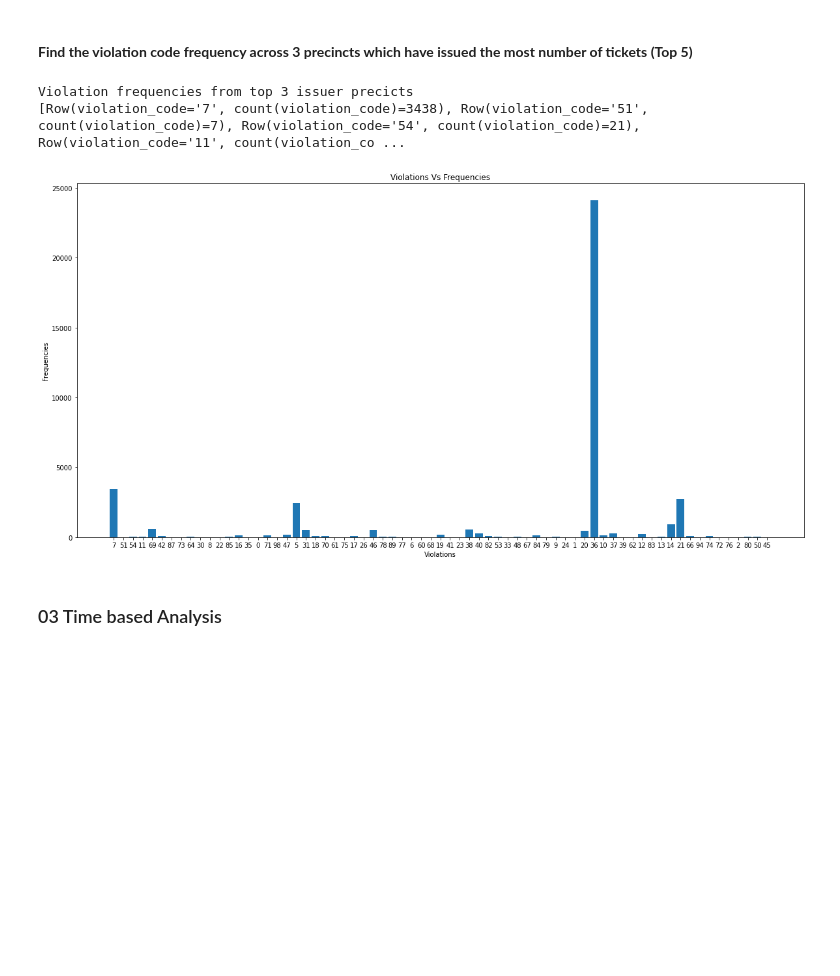
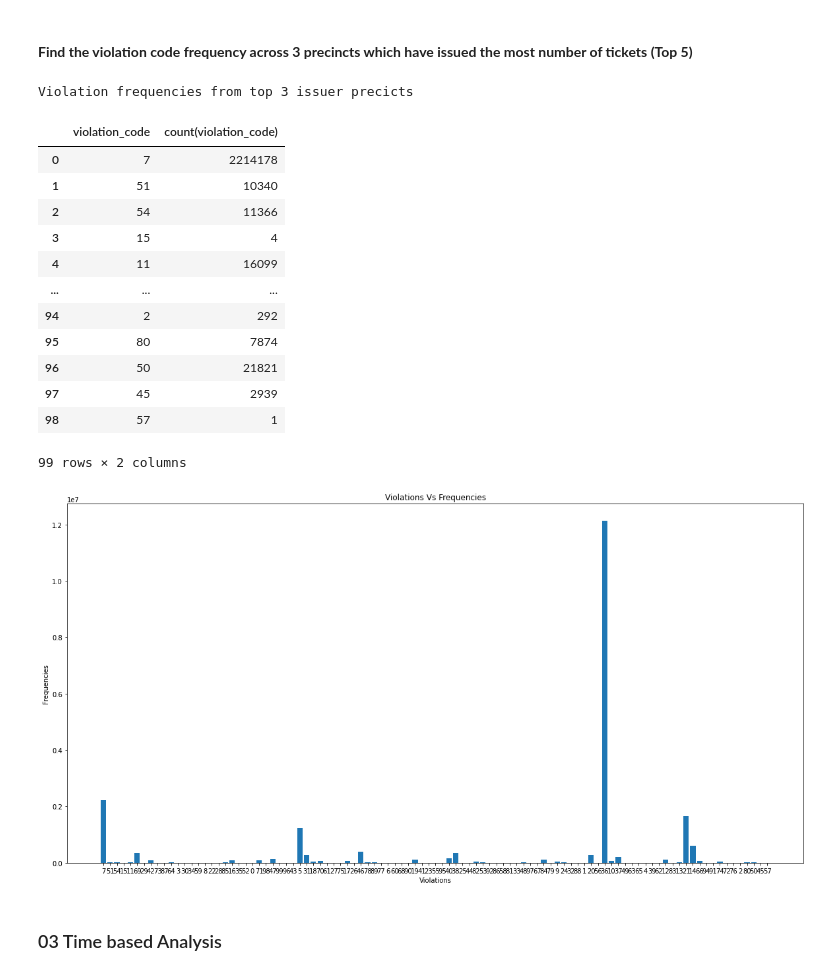
Before and after one commit to MTech-DA231-Project/NYC_Parking_Analysis, a Jupyter notebook: notebooks/nyc_parking_analysis.ipynb, the cells around one changed output. Drawn from its saved outputs; the diff is of its cells as text; code cells hidden in the pictures; blank space fills up the shorter version.

```diff
--- a/notebooks/nyc_parking_analysis.ipynb
+++ b/notebooks/nyc_parking_analysis.ipynb
@@ -277,7 +274,7 @@ if (not sample_file and sample_CSV_generate):
   sample_df = df.sample(fraction=fraction, seed=sample_seed).limit(sample_CSV_records) # Getting exact number of records
   print(f"Sample records: {sample_df.count()}")
   write_CSV(sample_df, sample_CSV_path)
-  df = sample_df
+  #df = sample_df
 # %% [markdown]
 ## Final DF / Table for Analysis
 # %%
@@ -400,11 +422,23 @@ only showing top 5 rows
 #### **Find the violation code frequency across 3 precincts which have issued the most number of tickets (Top 5)**
 # %%
 print('Violation frequencies from top 3 issuer precicts')
-print(pba.violation_code_frequency_top3_precincts(df, True))
+pba.violation_code_frequency_top3_precincts(df, True)
 # %% [output]
 Violation frequencies from top 3 issuer precicts
-[Row(violation_code='7', count(violation_code)=3438), Row(violation_code='51', count(violation_code)=7), Row(violation_code='54', count(violation_code)=21), Row(violation_code='11', count(violation_co ...
+|  | violation_code | count(violation_code) |
+| 0 | 7 | 2214178 |
+| 1 | 51 | 10340 |
+| 2 | 54 | 11366 |
+| 3 | 15 | 4 |
+| 4 | 11 | 16099 |
+| ... | ... | ... |
+| 94 | 2 | 292 |
+| 95 | 80 | 7874 |
+| 96 | 50 | 21821 |
+| 97 | 45 | 2939 |
+| 98 | 57 | 1 |
+99 rows × 2 columns
-[figure, old version]
+[figure, new version]
 # %% [markdown]
 ### 03 Time based Analysis
 # %% [markdown]
```
Also changed, not shown: parts of 10 cells of this notebook, 3 other files.
